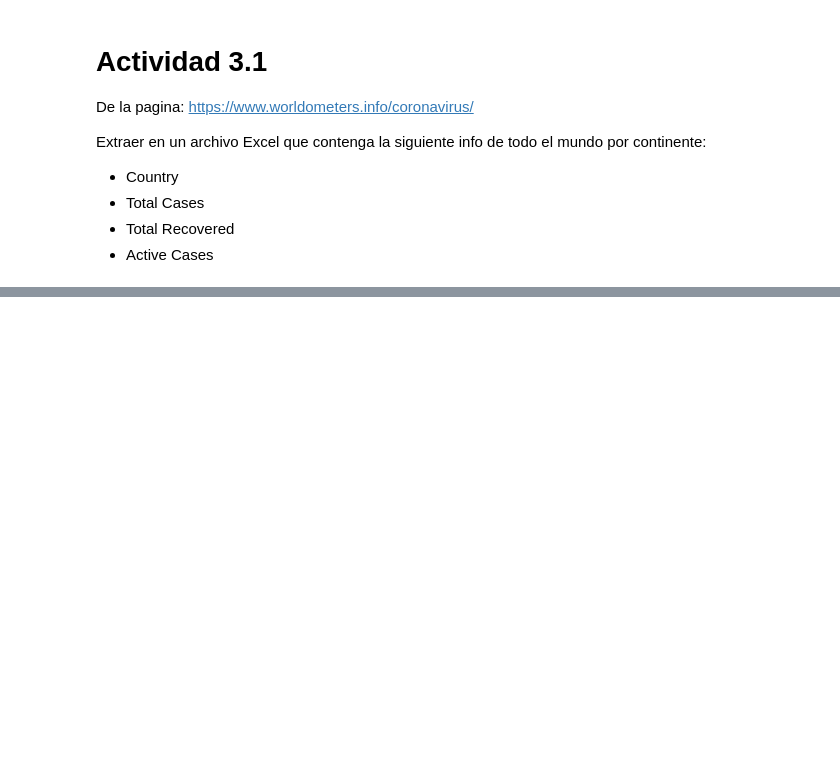
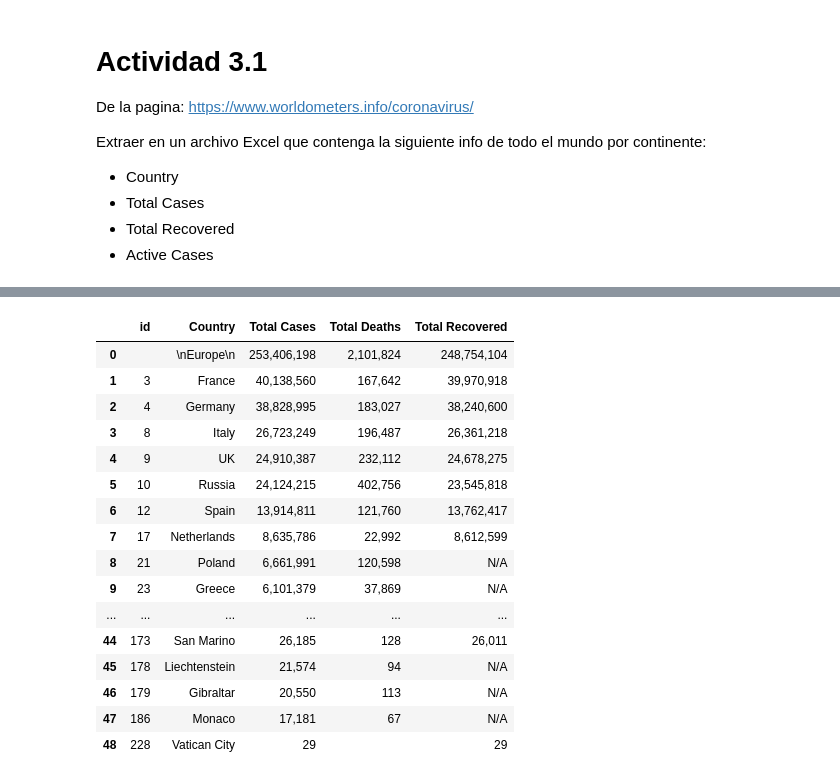
Before and after one commit to SLC-ITESO/MineriaDatos, a Jupyter notebook: Acts/Actividad 3-1/Actividad 3.1.ipynb, the cells around one changed output, grey strips where cells are left out. Cells and saved outputs as stored; diff of their text form; code cells hidden in the pictures; blank space fills up the shorter version.

```diff
--- a/Acts/Actividad 3-1/Actividad 3.1.ipynb
+++ b/Acts/Actividad 3-1/Actividad 3.1.ipynb
@@ -135,0 +154,20 @@ DFAFR
+# %%
+DFEUR
+# %% [output]
+|  | id | Country | Total Cases | Total Deaths | Total Recovered |
+| 0 |  | \nEurope\n | 253,406,198 | 2,101,824 | 248,754,104 |
+| 1 | 3 | France | 40,138,560 | 167,642 | 39,970,918 |
+| 2 | 4 | Germany | 38,828,995 | 183,027 | 38,240,600 |
+| 3 | 8 | Italy | 26,723,249 | 196,487 | 26,361,218 |
+| 4 | 9 | UK | 24,910,387 | 232,112 | 24,678,275 |
+| 5 | 10 | Russia | 24,124,215 | 402,756 | 23,545,818 |
+| 6 | 12 | Spain | 13,914,811 | 121,760 | 13,762,417 |
+| 7 | 17 | Netherlands | 8,635,786 | 22,992 | 8,612,599 |
+| 8 | 21 | Poland | 6,661,991 | 120,598 | N/A |
+| 9 | 23 | Greece | 6,101,379 | 37,869 | N/A |
+| ... | ... | ... | ... | ... | ... |
+| 44 | 173 | San Marino | 26,185 | 128 | 26,011 |
+| 45 | 178 | Liechtenstein | 21,574 | 94 | N/A |
+| 46 | 179 | Gibraltar | 20,550 | 113 | N/A |
+| 47 | 186 | Monaco | 17,181 | 67 | N/A |
+| 48 | 228 | Vatican City | 29 |  | 29 |
```
Also changed, not shown: parts of 8 cells of this notebook.
